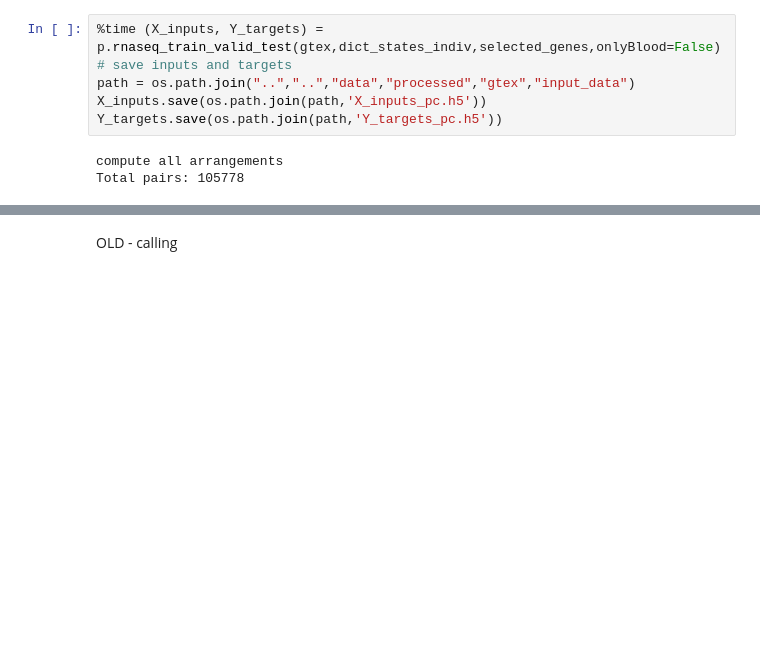
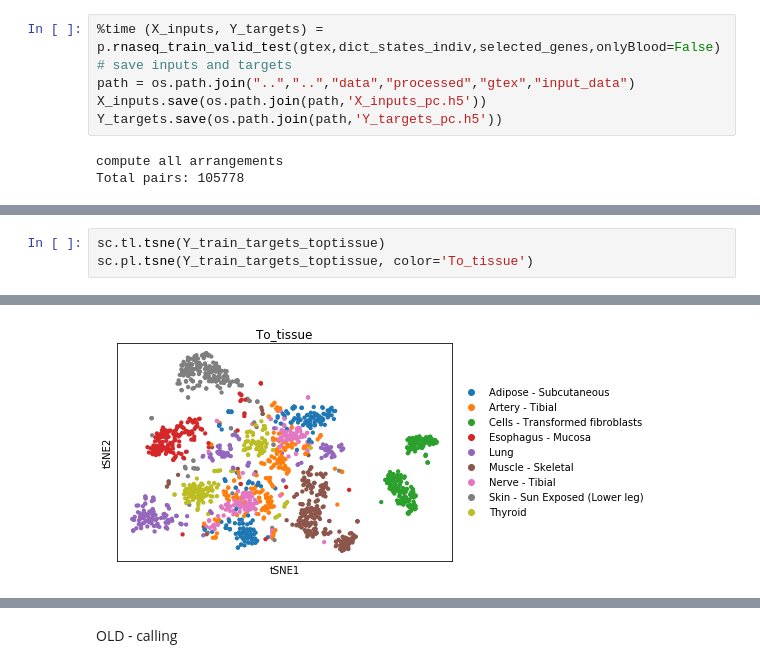
Before and after one commit to gagneurlab/rep, a Jupyter notebook: notebooks/preprocessing/5_crossmatrix_gtex.ipynb, the cells around one changed output, grey strips where cells are left out. Drawn from its saved outputs; the diff is of its cells as text; blank space fills up the shorter version.

```diff
--- a/notebooks/preprocessing/5_crossmatrix_gtex.ipynb
+++ b/notebooks/preprocessing/5_crossmatrix_gtex.ipynb
@@ -84,0 +118,4 @@ Total pairs: 105778
+# %%
+sc.tl.tsne(Y_train_targets_toptissue)
+sc.pl.tsne(Y_train_targets_toptissue, color='To_tissue')
+# %% [output]
@@ -84,0 +123 @@ Total pairs: 105778
+[figure, added]
```
Also changed, not shown: parts of 21 cells of this notebook, 36 other files.
